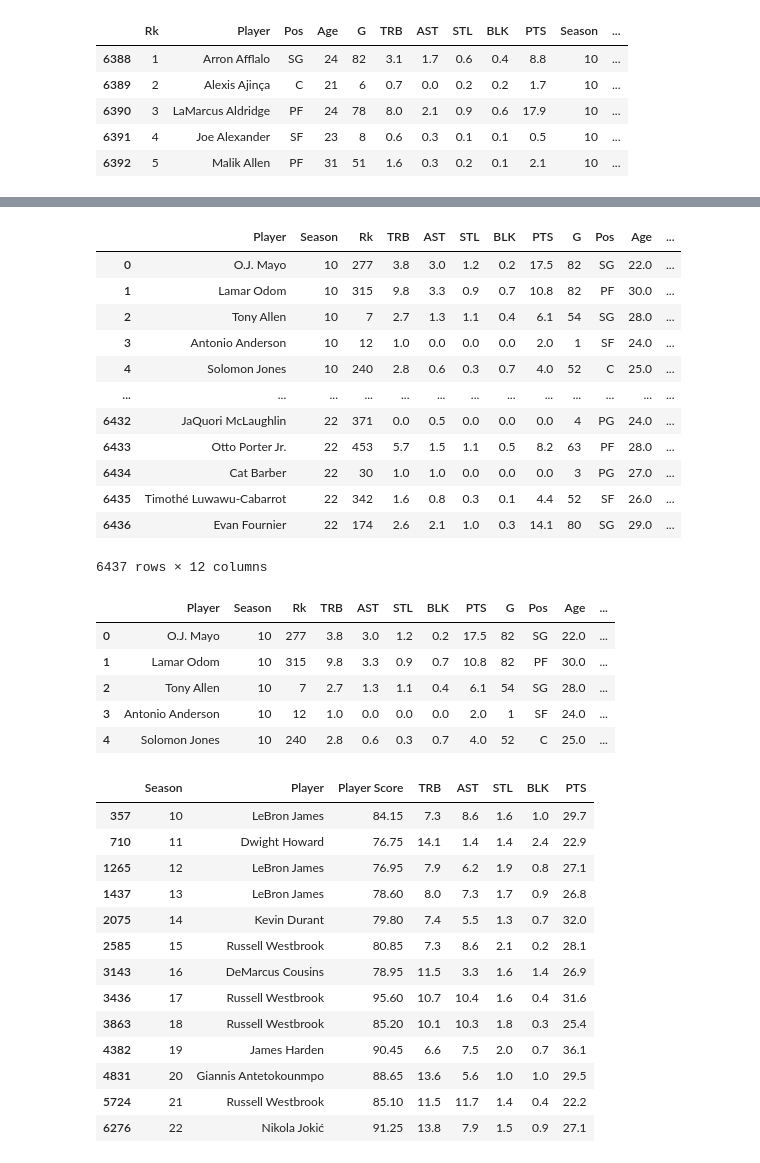
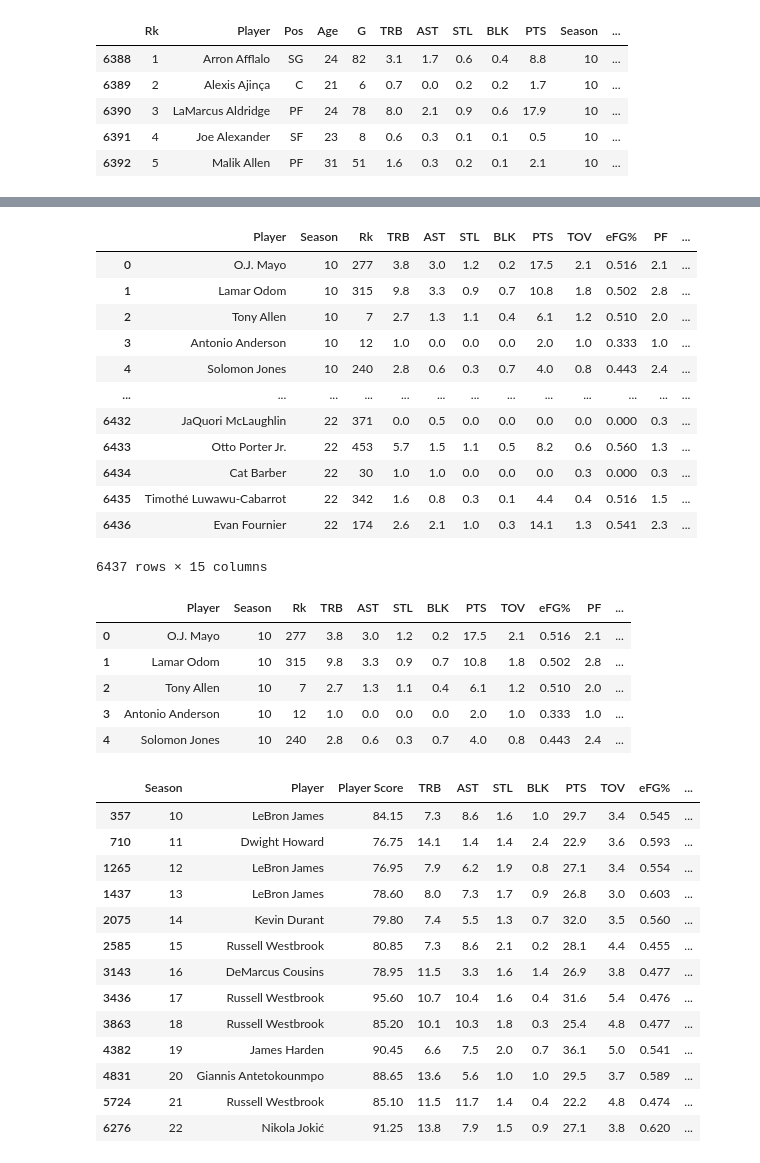
Before and after one commit to husker01/IS445_Final_Project, a Jupyter notebook: IS445_Li_Luwei_General_Public.ipynb, the cells around one changed output, grey strips where cells are left out. Saved outputs shown, nothing was run; the diff lists cells and outputs as text; code cells hidden in the pictures.

```diff
--- a/IS445_Li_Luwei_General_Public.ipynb
+++ b/IS445_Li_Luwei_General_Public.ipynb
@@ -26,7 +26,7 @@ nba_data.head()
 5 rows × 32 columns
 # %%
 # Filter the desired columns
-filtered_nba_data = nba_data[["Rk", "Player", "Pos", "Age", "Tm", "G", "TRB", "AST", "STL", "BLK", "PTS", "Season", "MVP"]]
+filtered_nba_data = nba_data[["Rk", "Player", "Pos", "Age", "Tm", "G", "TRB", "AST", "STL", "BLK", "PTS", "Season", "MVP", "TOV", "eFG%", "PF"]]
 
 # Display the first few rows of the filtered data
 filtered_nba_data.head()
@@ -103,6 +103,9 @@ weighted_stats = filtered_nba_data.groupby(['Player', 'Season']).apply(
         'STL': (x['STL'] * x['G']).sum() / x['G'].sum(),
         'BLK': (x['BLK'] * x['G']).sum() / x['G'].sum(),
         'PTS': (x['PTS'] * x['G']).sum() / x['G'].sum(),
+        'TOV': (x['TOV'] * x['G']).sum() / x['G'].sum(),
+        'eFG%': (x['eFG%'] * x['G']).sum() / x['G'].sum(),
+        'PF': (x['PF'] * x['G']).sum() / x['G'].sum(),
         'G': x['G'].sum(),
         'Pos': x['Pos'].mode()[0],  # Mode will help in selecting the most frequent position for the player
         'Age': x['Age'].mean(),  # Taking average age in case there are multiple entries
@@ -136,19 +139,19 @@ unique_data
 sorted_data = unique_data.sort_values(by="Season", ascending=True).reset_index(drop=True)
 sorted_data
 # %% [output]
-|  | Player | Season | Rk | TRB | AST | STL | BLK | PTS | G | Pos | Age | ... |
-| 0 | O.J. Mayo | 10 | 277 | 3.8 | 3.0 | 1.2 | 0.2 | 17.5 | 82 | SG | 22.0 | ... |
-| 1 | Lamar Odom | 10 | 315 | 9.8 | 3.3 | 0.9 | 0.7 | 10.8 | 82 | PF | 30.0 | ... |
-| 2 | Tony Allen | 10 | 7 | 2.7 | 1.3 | 1.1 | 0.4 | 6.1 | 54 | SG | 28.0 | ... |
-| 3 | Antonio Anderson | 10 | 12 | 1.0 | 0.0 | 0.0 | 0.0 | 2.0 | 1 | SF | 24.0 | ... |
-| 4 | Solomon Jones | 10 | 240 | 2.8 | 0.6 | 0.3 | 0.7 | 4.0 | 52 | C | 25.0 | ... |
+|  | Player | Season | Rk | TRB | AST | STL | BLK | PTS | TOV | eFG% | PF | ... |
+| 0 | O.J. Mayo | 10 | 277 | 3.8 | 3.0 | 1.2 | 0.2 | 17.5 | 2.1 | 0.516 | 2.1 | ... |
+| 1 | Lamar Odom | 10 | 315 | 9.8 | 3.3 | 0.9 | 0.7 | 10.8 | 1.8 | 0.502 | 2.8 | ... |
+| 2 | Tony Allen | 10 | 7 | 2.7 | 1.3 | 1.1 | 0.4 | 6.1 | 1.2 | 0.510 | 2.0 | ... |
+| 3 | Antonio Anderson | 10 | 12 | 1.0 | 0.0 | 0.0 | 0.0 | 2.0 | 1.0 | 0.333 | 1.0 | ... |
+| 4 | Solomon Jones | 10 | 240 | 2.8 | 0.6 | 0.3 | 0.7 | 4.0 | 0.8 | 0.443 | 2.4 | ... |
 | ... | ... | ... | ... | ... | ... | ... | ... | ... | ... | ... | ... | ... |
-| 6432 | JaQuori McLaughlin | 22 | 371 | 0.0 | 0.5 | 0.0 | 0.0 | 0.0 | 4 | PG | 24.0 | ... |
-| 6433 | Otto Porter Jr. | 22 | 453 | 5.7 | 1.5 | 1.1 | 0.5 | 8.2 | 63 | PF | 28.0 | ... |
-| 6434 | Cat Barber | 22 | 30 | 1.0 | 1.0 | 0.0 | 0.0 | 0.0 | 3 | PG | 27.0 | ... |
-| 6435 | Timothé Luwawu-Cabarrot | 22 | 342 | 1.6 | 0.8 | 0.3 | 0.1 | 4.4 | 52 | SF | 26.0 | ... |
-| 6436 | Evan Fournier | 22 | 174 | 2.6 | 2.1 | 1.0 | 0.3 | 14.1 | 80 | SG | 29.0 | ... |
+| 6432 | JaQuori McLaughlin | 22 | 371 | 0.0 | 0.5 | 0.0 | 0.0 | 0.0 | 0.0 | 0.000 | 0.3 | ... |
+| 6433 | Otto Porter Jr. | 22 | 453 | 5.7 | 1.5 | 1.1 | 0.5 | 8.2 | 0.6 | 0.560 | 1.3 | ... |
+| 6434 | Cat Barber | 22 | 30 | 1.0 | 1.0 | 0.0 | 0.0 | 0.0 | 0.3 | 0.000 | 0.3 | ... |
+| 6435 | Timothé Luwawu-Cabarrot | 22 | 342 | 1.6 | 0.8 | 0.3 | 0.1 | 4.4 | 0.4 | 0.516 | 1.5 | ... |
+| 6436 | Evan Fournier | 22 | 174 | 2.6 | 2.1 | 1.0 | 0.3 | 14.1 | 1.3 | 0.541 | 2.3 | ... |
-6437 rows × 12 columns
+6437 rows × 15 columns
 # %%
 # Round the specified columns to two decimal places
 cols_to_round = ["TRB", "AST", "STL", "BLK", "PTS"]
@@ -156,47 +159,47 @@ sorted_data[cols_to_round] = sorted_data[cols_to_round].round(2)
 
 sorted_data.head()
 # %% [output]
-|  | Player | Season | Rk | TRB | AST | STL | BLK | PTS | G | Pos | Age | ... |
-| 0 | O.J. Mayo | 10 | 277 | 3.8 | 3.0 | 1.2 | 0.2 | 17.5 | 82 | SG | 22.0 | ... |
-| 1 | Lamar Odom | 10 | 315 | 9.8 | 3.3 | 0.9 | 0.7 | 10.8 | 82 | PF | 30.0 | ... |
-| 2 | Tony Allen | 10 | 7 | 2.7 | 1.3 | 1.1 | 0.4 | 6.1 | 54 | SG | 28.0 | ... |
-| 3 | Antonio Anderson | 10 | 12 | 1.0 | 0.0 | 0.0 | 0.0 | 2.0 | 1 | SF | 24.0 | ... |
-| 4 | Solomon Jones | 10 | 240 | 2.8 | 0.6 | 0.3 | 0.7 | 4.0 | 52 | C | 25.0 | ... |
+|  | Player | Season | Rk | TRB | AST | STL | BLK | PTS | TOV | eFG% | PF | ... |
+| 0 | O.J. Mayo | 10 | 277 | 3.8 | 3.0 | 1.2 | 0.2 | 17.5 | 2.1 | 0.516 | 2.1 | ... |
+| 1 | Lamar Odom | 10 | 315 | 9.8 | 3.3 | 0.9 | 0.7 | 10.8 | 1.8 | 0.502 | 2.8 | ... |
+| 2 | Tony Allen | 10 | 7 | 2.7 | 1.3 | 1.1 | 0.4 | 6.1 | 1.2 | 0.510 | 2.0 | ... |
+| 3 | Antonio Anderson | 10 | 12 | 1.0 | 0.0 | 0.0 | 0.0 | 2.0 | 1.0 | 0.333 | 1.0 | ... |
+| 4 | Solomon Jones | 10 | 240 | 2.8 | 0.6 | 0.3 | 0.7 | 4.0 | 0.8 | 0.443 | 2.4 | ... |
 # %%
 # Define the weights
 weights = {
     "PTS": 1.5,
     "TRB": 2,
     "AST": 2,
     "STL": 3,
     "BLK": 3
 }
 
 # Calculate the Player Score for each row
 sorted_data["Player Score"] = (
     sorted_data["PTS"] * weights["PTS"] +
     sorted_data["TRB"] * weights["TRB"] +
     sorted_data["AST"] * weights["AST"] +
     sorted_data["STL"] * weights["STL"] +
     sorted_data["BLK"] * weights["BLK"]
 )
 
 # Determine the best player for each season
-best_players = sorted_data.loc[sorted_data.groupby("Season")["Player Score"].idxmax()][["Season", "Player", "Player Score", "TRB", "AST", "STL", "BLK", "PTS"]]
+best_players = sorted_data.loc[sorted_data.groupby("Season")["Player Score"].idxmax()][["Season", "Player", "Player Score", "TRB", "AST", "STL", "BLK", "PTS", "TOV", "eFG%", "PF"]]
 
 best_players
 # %% [output]
-|  | Season | Player | Player Score | TRB | AST | STL | BLK | PTS |
-| 357 | 10 | LeBron James | 84.15 | 7.3 | 8.6 | 1.6 | 1.0 | 29.7 |
-| 710 | 11 | Dwight Howard | 76.75 | 14.1 | 1.4 | 1.4 | 2.4 | 22.9 |
-| 1265 | 12 | LeBron James | 76.95 | 7.9 | 6.2 | 1.9 | 0.8 | 27.1 |
-| 1437 | 13 | LeBron James | 78.60 | 8.0 | 7.3 | 1.7 | 0.9 | 26.8 |
-| 2075 | 14 | Kevin Durant | 79.80 | 7.4 | 5.5 | 1.3 | 0.7 | 32.0 |
-| 2585 | 15 | Russell Westbrook | 80.85 | 7.3 | 8.6 | 2.1 | 0.2 | 28.1 |
-| 3143 | 16 | DeMarcus Cousins | 78.95 | 11.5 | 3.3 | 1.6 | 1.4 | 26.9 |
-| 3436 | 17 | Russell Westbrook | 95.60 | 10.7 | 10.4 | 1.6 | 0.4 | 31.6 |
-| 3863 | 18 | Russell Westbrook | 85.20 | 10.1 | 10.3 | 1.8 | 0.3 | 25.4 |
-| 4382 | 19 | James Harden | 90.45 | 6.6 | 7.5 | 2.0 | 0.7 | 36.1 |
-| 4831 | 20 | Giannis Antetokounmpo | 88.65 | 13.6 | 5.6 | 1.0 | 1.0 | 29.5 |
-| 5724 | 21 | Russell Westbrook | 85.10 | 11.5 | 11.7 | 1.4 | 0.4 | 22.2 |
-| 6276 | 22 | Nikola Jokić | 91.25 | 13.8 | 7.9 | 1.5 | 0.9 | 27.1 |
+|  | Season | Player | Player Score | TRB | AST | STL | BLK | PTS | TOV | eFG% | ... |
+| 357 | 10 | LeBron James | 84.15 | 7.3 | 8.6 | 1.6 | 1.0 | 29.7 | 3.4 | 0.545 | ... |
+| 710 | 11 | Dwight Howard | 76.75 | 14.1 | 1.4 | 1.4 | 2.4 | 22.9 | 3.6 | 0.593 | ... |
+| 1265 | 12 | LeBron James | 76.95 | 7.9 | 6.2 | 1.9 | 0.8 | 27.1 | 3.4 | 0.554 | ... |
+| 1437 | 13 | LeBron James | 78.60 | 8.0 | 7.3 | 1.7 | 0.9 | 26.8 | 3.0 | 0.603 | ... |
+| 2075 | 14 | Kevin Durant | 79.80 | 7.4 | 5.5 | 1.3 | 0.7 | 32.0 | 3.5 | 0.560 | ... |
+| 2585 | 15 | Russell Westbrook | 80.85 | 7.3 | 8.6 | 2.1 | 0.2 | 28.1 | 4.4 | 0.455 | ... |
+| 3143 | 16 | DeMarcus Cousins | 78.95 | 11.5 | 3.3 | 1.6 | 1.4 | 26.9 | 3.8 | 0.477 | ... |
+| 3436 | 17 | Russell Westbrook | 95.60 | 10.7 | 10.4 | 1.6 | 0.4 | 31.6 | 5.4 | 0.476 | ... |
+| 3863 | 18 | Russell Westbrook | 85.20 | 10.1 | 10.3 | 1.8 | 0.3 | 25.4 | 4.8 | 0.477 | ... |
+| 4382 | 19 | James Harden | 90.45 | 6.6 | 7.5 | 2.0 | 0.7 | 36.1 | 5.0 | 0.541 | ... |
+| 4831 | 20 | Giannis Antetokounmpo | 88.65 | 13.6 | 5.6 | 1.0 | 1.0 | 29.5 | 3.7 | 0.589 | ... |
+| 5724 | 21 | Russell Westbrook | 85.10 | 11.5 | 11.7 | 1.4 | 0.4 | 22.2 | 4.8 | 0.474 | ... |
+| 6276 | 22 | Nikola Jokić | 91.25 | 13.8 | 7.9 | 1.5 | 0.9 | 27.1 | 3.8 | 0.620 | ... |
```
Also changed, not shown: parts of 7 cells of this notebook.
